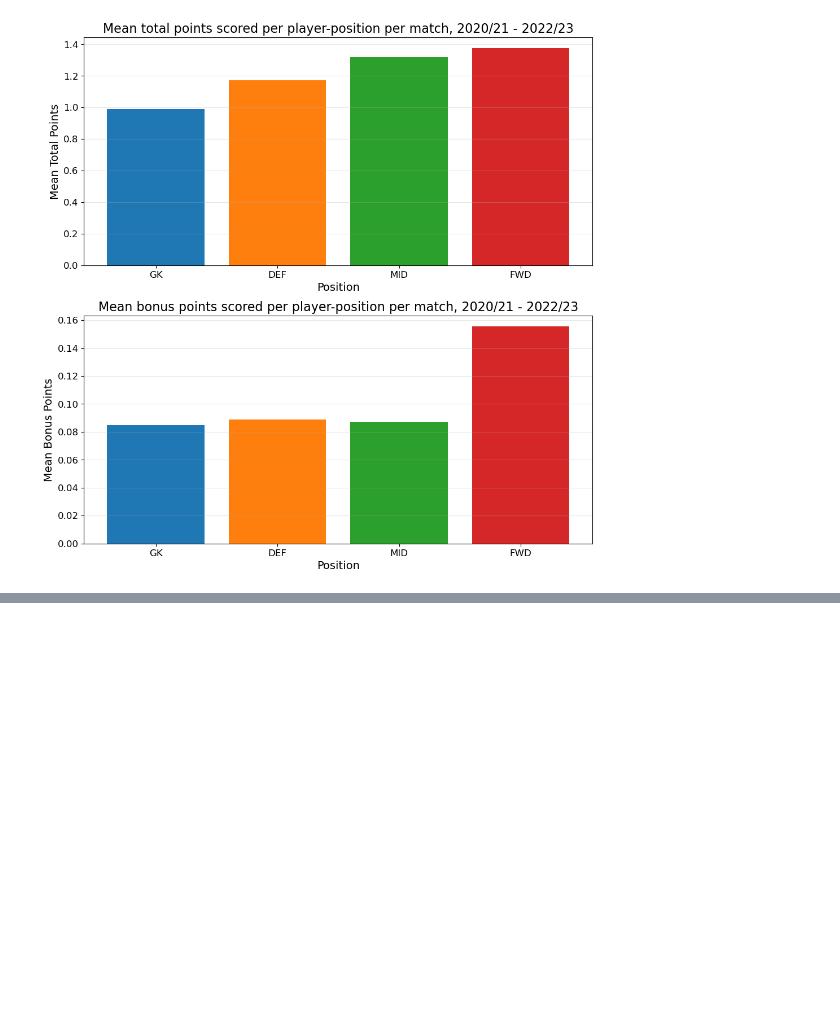
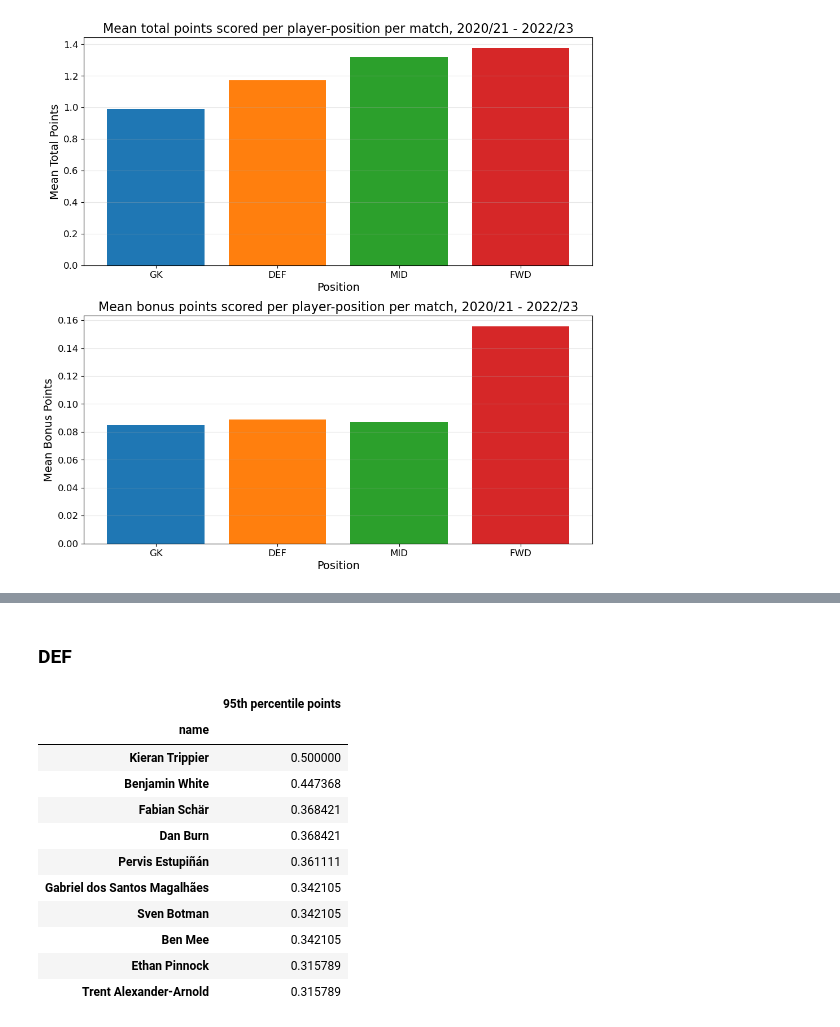
Before and after one commit to cooke99/PL-Analysis, a Jupyter notebook: PointsDistribution.ipynb, the cells around one changed output, grey strips where cells are left out. Cells and saved outputs as stored; diff of their text form; code cells hidden in the pictures; blank space fills up the shorter version.

```diff
--- a/PointsDistribution.ipynb
+++ b/PointsDistribution.ipynb
@@ -196,0 +371,20 @@ plt.savefig('mean_total_and_bonus_pts_breakdown_per_position.png')
+# %% [markdown]
+### DEF
+# %%
+DEF_data_df.loc[:,'95th percentile points'] = (DEF_data_df.total_points >= def_95).astype(int)
+DEF_95_frequency = DEF_data_df.loc[:,['name','95th percentile points']].groupby(['name']).mean()
+DEF_95_frequency.sort_values(by='95th percentile points', ascending=False, inplace=True)
+DEF_95_frequency.iloc[0:10,:]
+# %% [output]
+|  | 95th percentile points |
+| name |  |
+| Kieran Trippier | 0.500000 |
+| Benjamin White | 0.447368 |
+| Fabian Schär | 0.368421 |
+| Dan Burn | 0.368421 |
+| Pervis Estupiñán | 0.361111 |
+| Gabriel dos Santos Magalhães | 0.342105 |
+| Sven Botman | 0.342105 |
+| Ben Mee | 0.342105 |
+| Ethan Pinnock | 0.315789 |
+| Trent Alexander-Arnold | 0.315789 |
```
Also changed, not shown: parts of 13 cells of this notebook.
